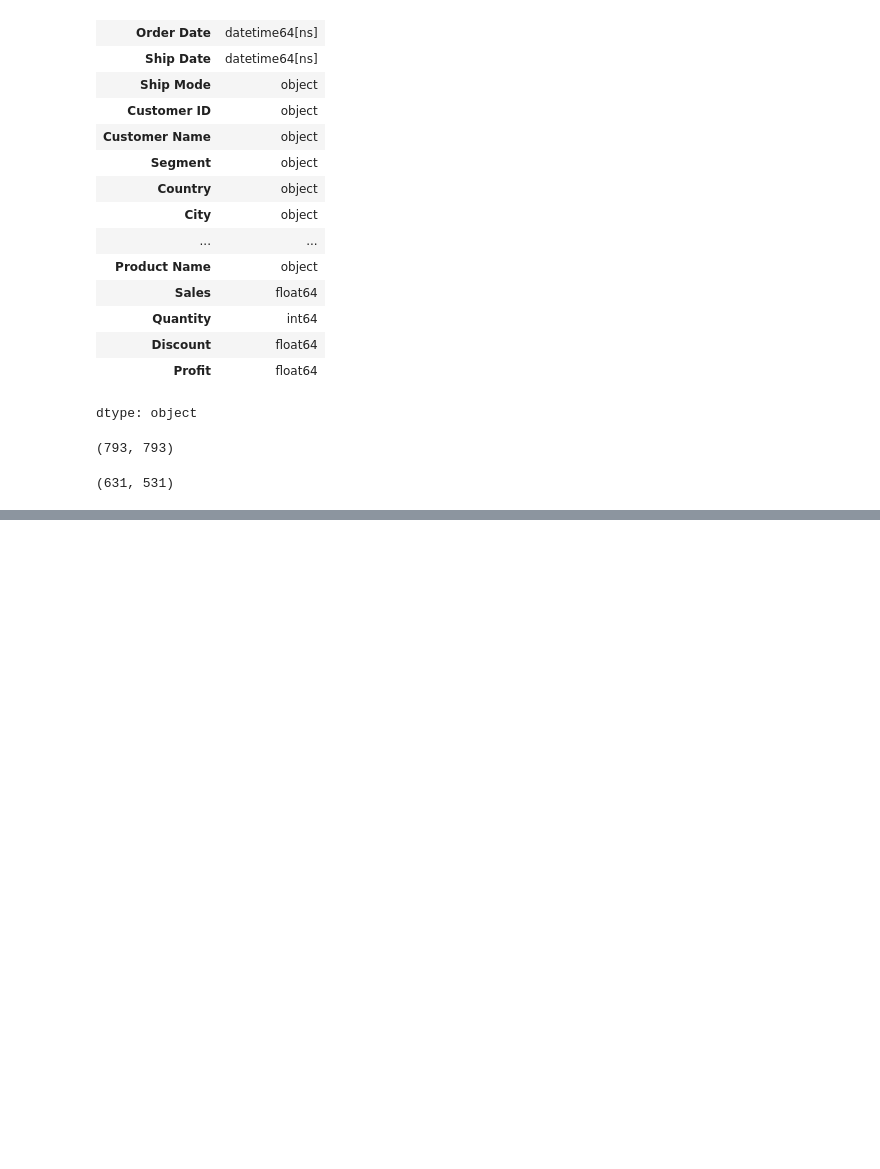
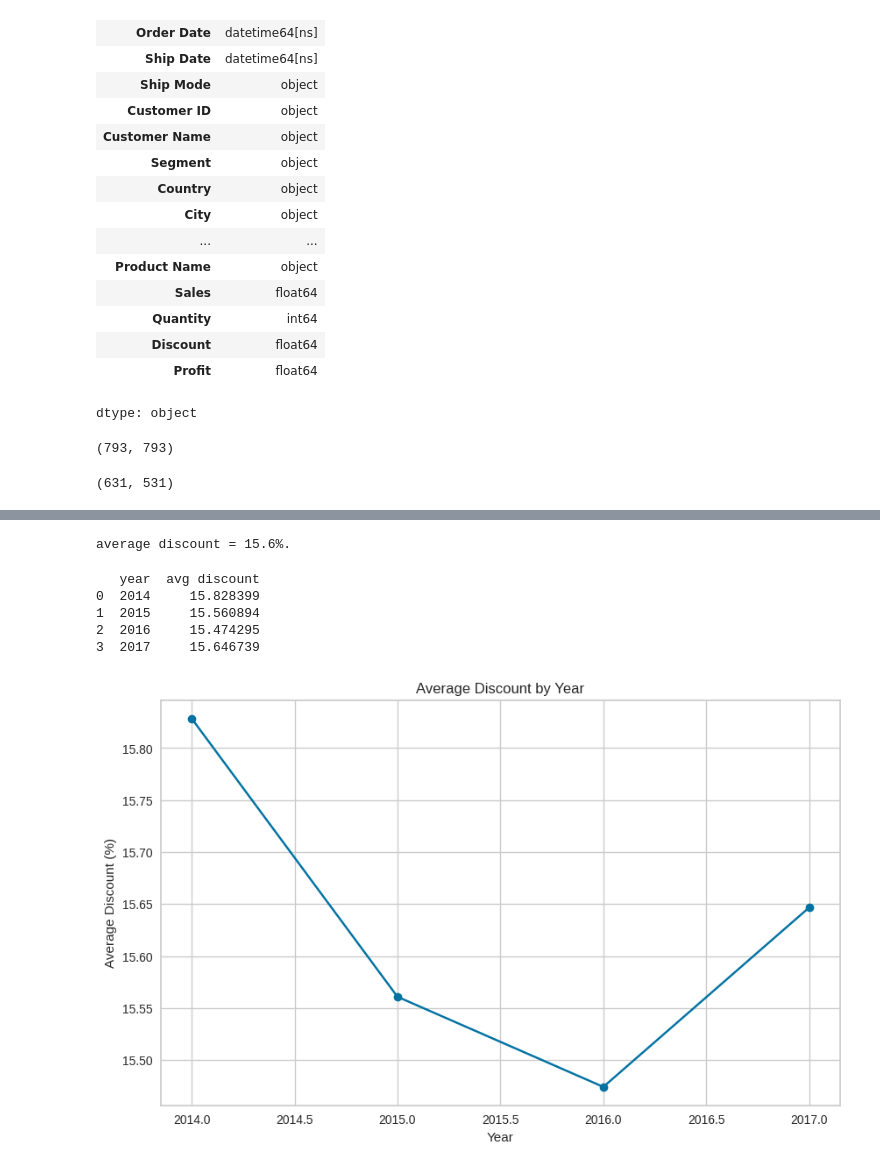
Before and after one commit to sheikita/SDS-Clustering, a Jupyter notebook: TestSegmentation.ipynb, the cells around one changed output, grey strips where cells are left out. Saved outputs shown, nothing was run; the diff lists cells and outputs as text; code cells hidden in the pictures; blank space fills up the shorter version.

```diff
--- a/TestSegmentation.ipynb
+++ b/TestSegmentation.ipynb
@@ -298,0 +556,26 @@ df.head()
+# %%
+print('average discount = {:.1f}%.'.format(df['Discount'].mean() * 100))
+# %% [output]
+average discount = 15.6%.
+# %%
+df["year"]  = df["Order Date"].dt.year
+discount_by_year = (df.groupby('year')['Discount'].mean() * 100).reset_index(name='avg discount').sort_values(['year'],ascending=True)
+print(discount_by_year)
+# %% [output]
+   year  avg discount
+0  2014     15.828399
+1  2015     15.560894
+2  2016     15.474295
+3  2017     15.646739
+# %%
+# prompt: generate plot for discount
+
+plt.figure(figsize=(10, 6))
+plt.plot(discount_by_year['year'], discount_by_year['avg discount'], marker='o')
+plt.xlabel('Year')
+plt.ylabel('Average Discount (%)')
+plt.title('Average Discount by Year')
+plt.grid(True)
+plt.show()
+# %% [output]
+[figure, added]
```
Also changed, not shown: parts of 47 cells of this notebook.
